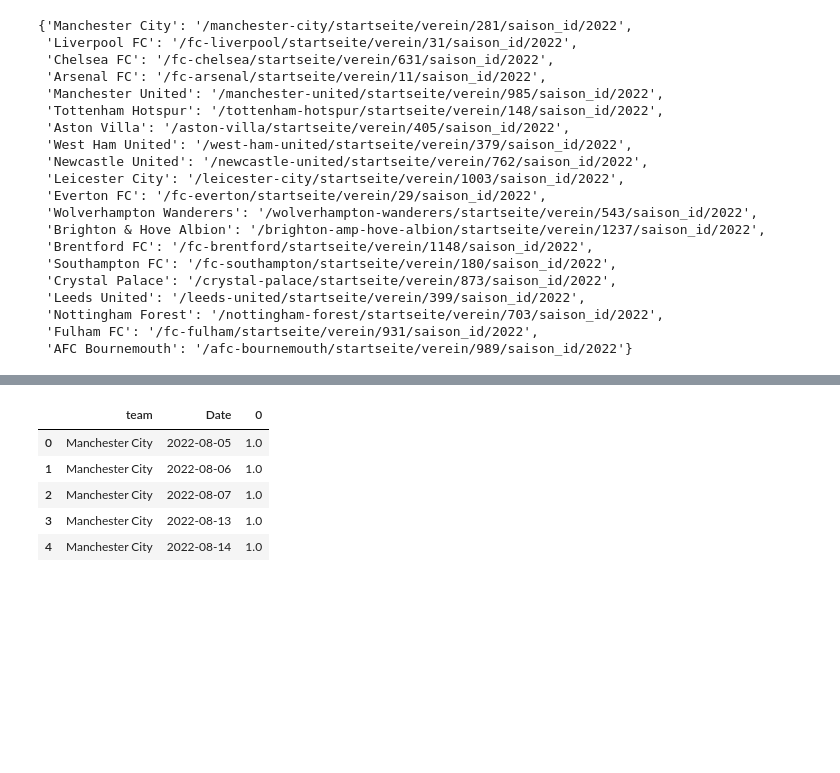
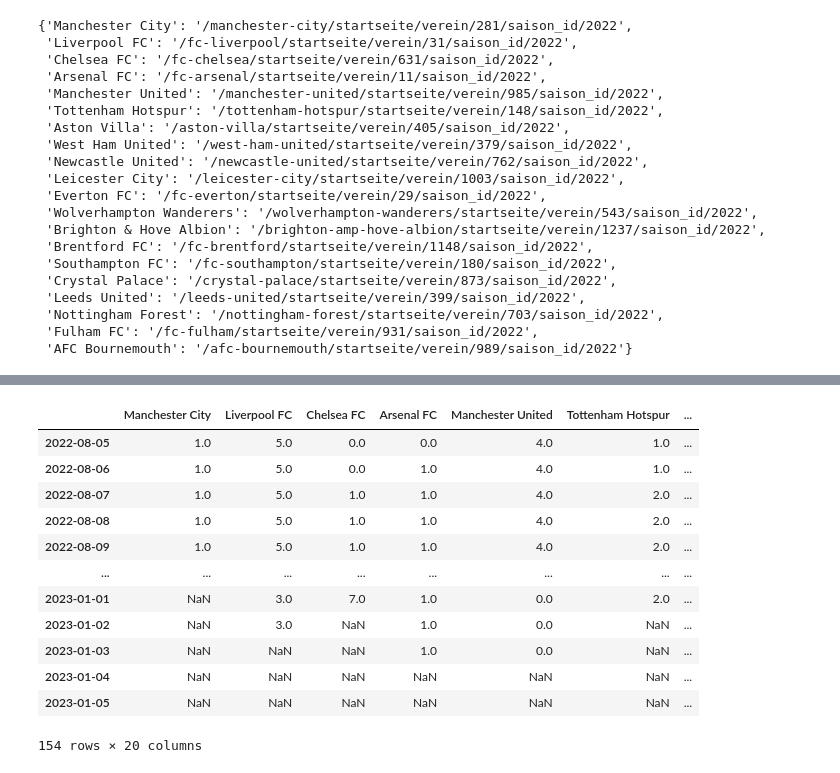
Before and after one commit to ismailmo1/football-data-viz, a Jupyter notebook: pl-23-injuries/injury_grid.ipynb, the cells around one changed output, grey strips where cells are left out. Drawn from its saved outputs; the diff is of its cells as text; code cells hidden in the pictures; blank space fills up the shorter version.

```diff
--- a/pl-23-injuries/injury_grid.ipynb
+++ b/pl-23-injuries/injury_grid.ipynb
@@ -103,9 +66,0 @@ all_injuries = all_injuries.unstack().reset_index().rename({'level_0':'team'}, a
-# %%
-all_injuries.head()
-# %% [output]
-|  | team | Date | 0 |
-| 0 | Manchester City | 2022-08-05 | 1.0 |
-| 1 | Manchester City | 2022-08-06 | 1.0 |
-| 2 | Manchester City | 2022-08-07 | 1.0 |
-| 3 | Manchester City | 2022-08-13 | 1.0 |
-| 4 | Manchester City | 2022-08-14 | 1.0 |
@@ -115,4 +87,20 @@ import matplotlib
 import matplotlib.pyplot as plt
 import seaborn as sns
 matplotlib.rcParams['font.family'] = 'JetBrains Mono'
+# %%
+all_injuries
+# %% [output]
+|  | Manchester City | Liverpool FC | Chelsea FC | Arsenal FC | Manchester United | Tottenham Hotspur | ... |
+| 2022-08-05 | 1.0 | 5.0 | 0.0 | 0.0 | 4.0 | 1.0 | ... |
+| 2022-08-06 | 1.0 | 5.0 | 0.0 | 1.0 | 4.0 | 1.0 | ... |
+| 2022-08-07 | 1.0 | 5.0 | 1.0 | 1.0 | 4.0 | 2.0 | ... |
+| 2022-08-08 | 1.0 | 5.0 | 1.0 | 1.0 | 4.0 | 2.0 | ... |
+| 2022-08-09 | 1.0 | 5.0 | 1.0 | 1.0 | 4.0 | 2.0 | ... |
+| ... | ... | ... | ... | ... | ... | ... | ... |
+| 2023-01-01 | NaN | 3.0 | 7.0 | 1.0 | 0.0 | 2.0 | ... |
+| 2023-01-02 | NaN | 3.0 | NaN | 1.0 | 0.0 | NaN | ... |
+| 2023-01-03 | NaN | NaN | NaN | 1.0 | 0.0 | NaN | ... |
+| 2023-01-04 | NaN | NaN | NaN | NaN | NaN | NaN | ... |
+| 2023-01-05 | NaN | NaN | NaN | NaN | NaN | NaN | ... |
+154 rows × 20 columns
 # %%
```
Also changed, not shown: parts of 16 cells of this notebook, 1 other file.
